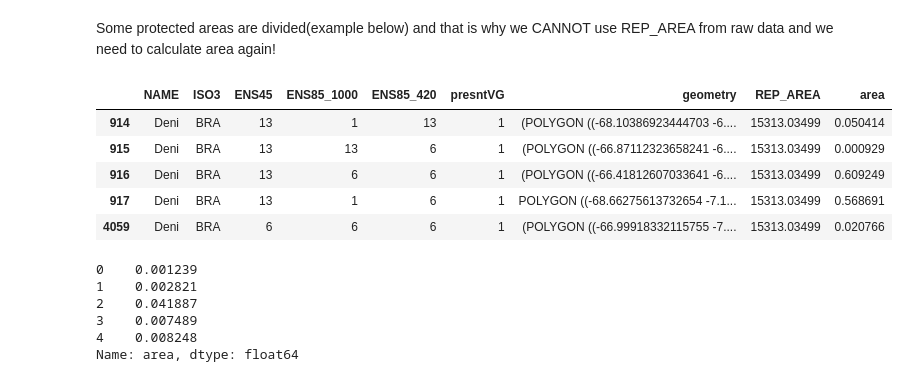
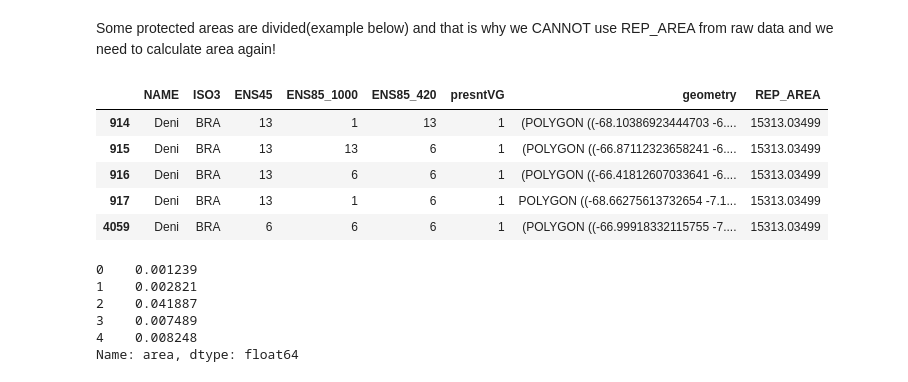
Before and after one commit to maxjel/Proxies, a Jupyter notebook: Sparc_ens.ipynb, the cells around one changed output. Cells and saved outputs as stored; diff of their text form; code cells hidden in the pictures.

```diff
--- a/Sparc_ens.ipynb
+++ b/Sparc_ens.ipynb
@@ -73,14 +73,14 @@ Values in columns **'ENS45',  'ENS85_1000',  'ENS85_420',  'presntVG'** represen
 # %% [markdown]
 Some protected areas are divided(example below) and that is why we CANNOT use REP_AREA from raw data and we need to calculate area again!
 # %%
-BRA.loc[BRA['NAME'] == 'Deni']
+vegtype.loc[vegtype['NAME']=='Deni']
 # %% [output]
-|  | NAME | ISO3 | ENS45 | ENS85_1000 | ENS85_420 | presntVG | geometry | REP_AREA | area |
-| 914 | Deni | BRA | 13 | 1 | 13 | 1 | (POLYGON ((-68.10386923444703 -6.... | 15313.03499 | 0.050414 |
-| 915 | Deni | BRA | 13 | 13 | 6 | 1 | (POLYGON ((-66.87112323658241 -6.... | 15313.03499 | 0.000929 |
-| 916 | Deni | BRA | 13 | 6 | 6 | 1 | (POLYGON ((-66.41812607033641 -6.... | 15313.03499 | 0.609249 |
-| 917 | Deni | BRA | 13 | 1 | 6 | 1 | POLYGON ((-68.66275613732654 -7.1... | 15313.03499 | 0.568691 |
-| 4059 | Deni | BRA | 6 | 6 | 6 | 1 | (POLYGON ((-66.99918332115755 -7.... | 15313.03499 | 0.020766 |
+|  | NAME | ISO3 | ENS45 | ENS85_1000 | ENS85_420 | presntVG | geometry | REP_AREA |
+| 914 | Deni | BRA | 13 | 1 | 13 | 1 | (POLYGON ((-68.10386923444703 -6.... | 15313.03499 |
+| 915 | Deni | BRA | 13 | 13 | 6 | 1 | (POLYGON ((-66.87112323658241 -6.... | 15313.03499 |
+| 916 | Deni | BRA | 13 | 6 | 6 | 1 | (POLYGON ((-66.41812607033641 -6.... | 15313.03499 |
+| 917 | Deni | BRA | 13 | 1 | 6 | 1 | POLYGON ((-68.66275613732654 -7.1... | 15313.03499 |
+| 4059 | Deni | BRA | 6 | 6 | 6 | 1 | (POLYGON ((-66.99918332115755 -7.... | 15313.03499 |
 # %%
 selection = vegtype[0:10]
 # %%
```
Also changed, not shown: parts of 2 cells of this notebook.
